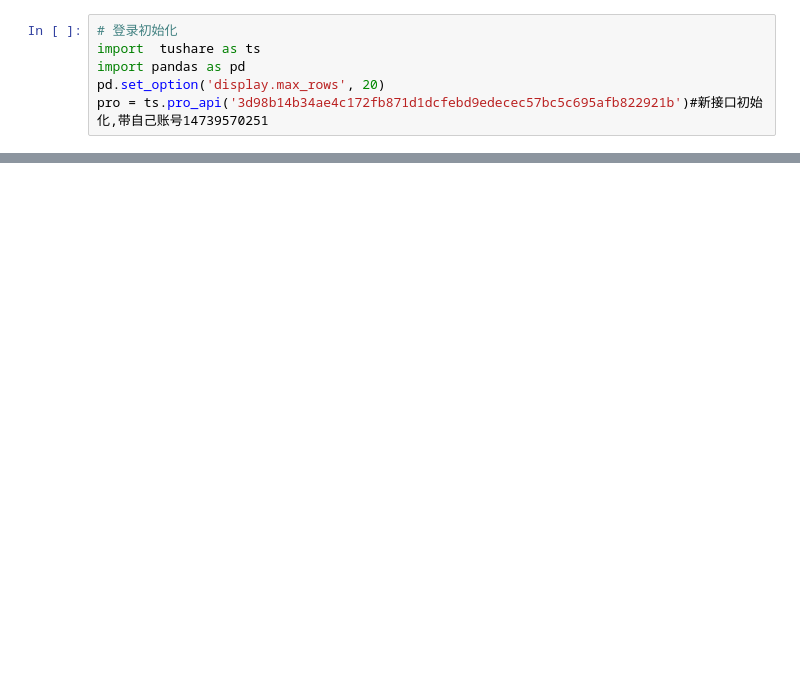
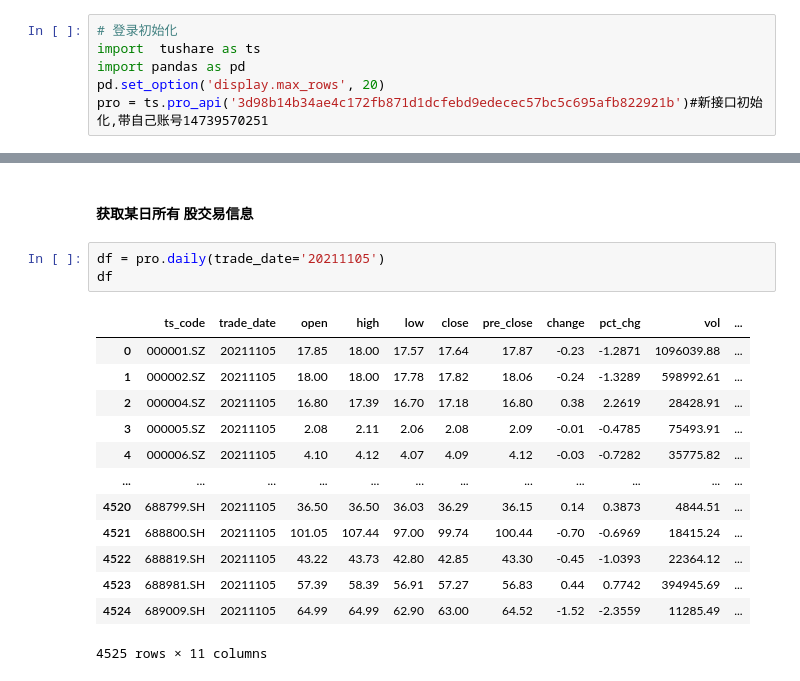
Before and after one commit to ycallenchina/PythonStudy, a Jupyter notebook: 全民Python学习实践篇_杨洋/jupyter/Tushare股票数据获取.ipynb, the cells around one changed output, grey strips where cells are left out. Cells and saved outputs as stored; diff of their text form; blank space fills up the shorter version.

```diff
--- a/全民Python学习实践篇_杨洋/jupyter/Tushare股票数据获取.ipynb
+++ b/全民Python学习实践篇_杨洋/jupyter/Tushare股票数据获取.ipynb
@@ -6,0 +32,19 @@ pro = ts.pro_api('3d98b14b34ae4c172fb871d1dcfebd9edecec57bc5c695afb822921b')#新
+# %% [markdown]
+#### 获取某日所有 股交易信息
+# %%
+df = pro.daily(trade_date='20211105')
+df
+# %% [output]
+|  | ts_code | trade_date | open | high | low | close | pre_close | change | pct_chg | vol | ... |
+| 0 | 000001.SZ | 20211105 | 17.85 | 18.00 | 17.57 | 17.64 | 17.87 | -0.23 | -1.2871 | 1096039.88 | ... |
+| 1 | 000002.SZ | 20211105 | 18.00 | 18.00 | 17.78 | 17.82 | 18.06 | -0.24 | -1.3289 | 598992.61 | ... |
+| 2 | 000004.SZ | 20211105 | 16.80 | 17.39 | 16.70 | 17.18 | 16.80 | 0.38 | 2.2619 | 28428.91 | ... |
+| 3 | 000005.SZ | 20211105 | 2.08 | 2.11 | 2.06 | 2.08 | 2.09 | -0.01 | -0.4785 | 75493.91 | ... |
+| 4 | 000006.SZ | 20211105 | 4.10 | 4.12 | 4.07 | 4.09 | 4.12 | -0.03 | -0.7282 | 35775.82 | ... |
+| ... | ... | ... | ... | ... | ... | ... | ... | ... | ... | ... | ... |
+| 4520 | 688799.SH | 20211105 | 36.50 | 36.50 | 36.03 | 36.29 | 36.15 | 0.14 | 0.3873 | 4844.51 | ... |
+| 4521 | 688800.SH | 20211105 | 101.05 | 107.44 | 97.00 | 99.74 | 100.44 | -0.70 | -0.6969 | 18415.24 | ... |
+| 4522 | 688819.SH | 20211105 | 43.22 | 43.73 | 42.80 | 42.85 | 43.30 | -0.45 | -1.0393 | 22364.12 | ... |
+| 4523 | 688981.SH | 20211105 | 57.39 | 58.39 | 56.91 | 57.27 | 56.83 | 0.44 | 0.7742 | 394945.69 | ... |
+| 4524 | 689009.SH | 20211105 | 64.99 | 64.99 | 62.90 | 63.00 | 64.52 | -1.52 | -2.3559 | 11285.49 | ... |
+4525 rows × 11 columns
```
Also changed, not shown: parts of 17 cells of this notebook.
